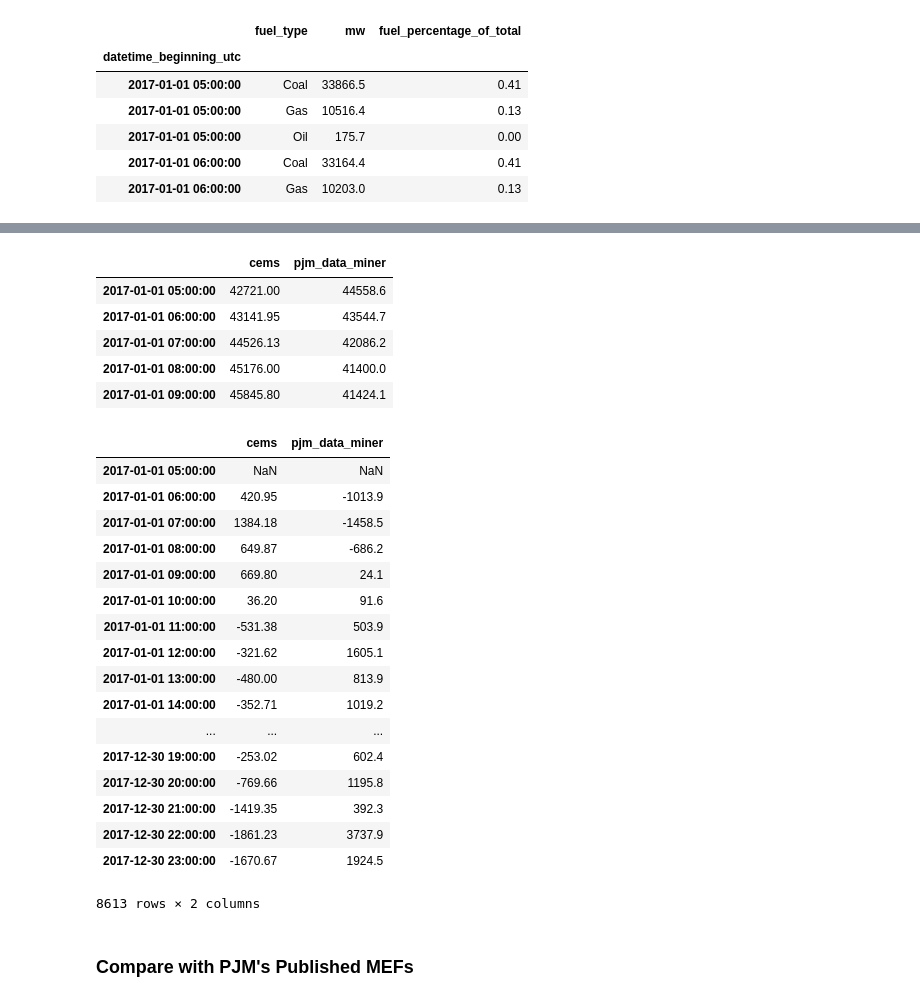
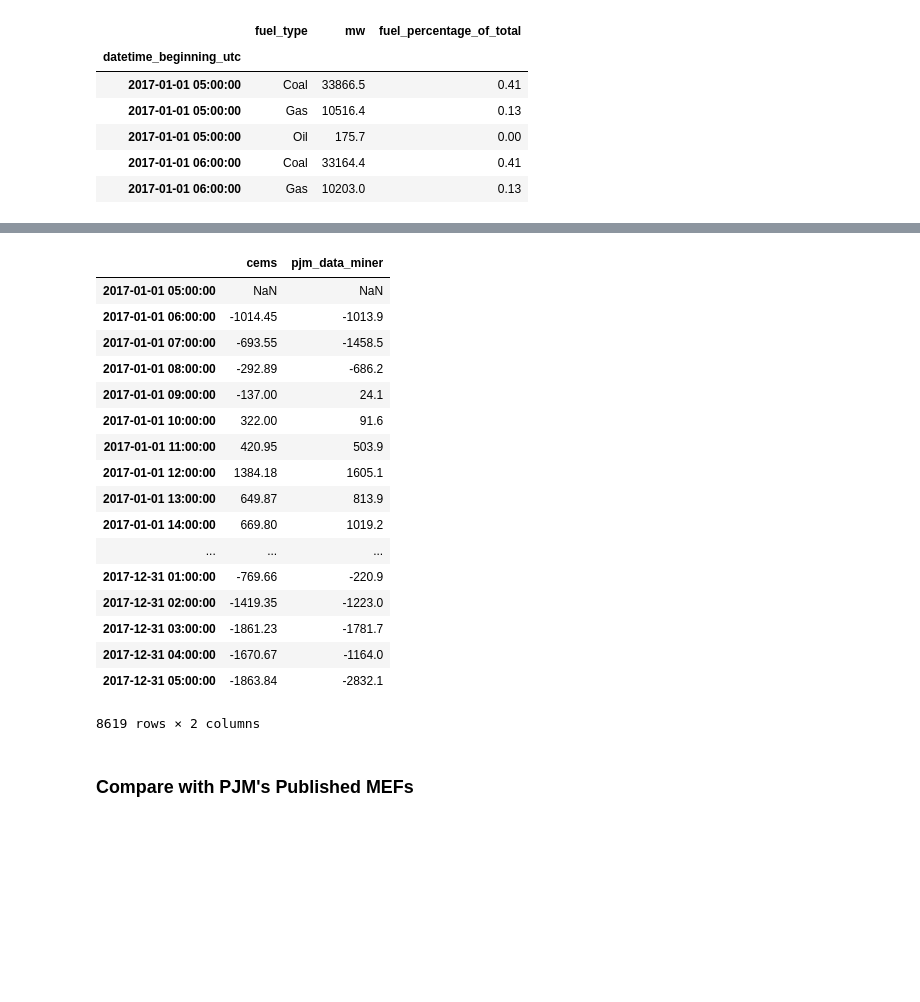
Before and after one commit to amy-wang/thesis, a Jupyter notebook: lin_reg_forecasting_model/mef_data.ipynb, the cells around one changed output, grey strips where cells are left out. Saved outputs shown, nothing was run; the diff lists cells and outputs as text; code cells hidden in the pictures; blank space fills up the shorter version.

Commit message:
analyze calculated mefs

```diff
--- a/lin_reg_forecasting_model/mef_data.ipynb
+++ b/lin_reg_forecasting_model/mef_data.ipynb
@@ -4,8 +6,10 @@ import numpy as np
 # %%
 df = pd.read_csv("diff_data/cems_diffs_isorto.csv", index_col='DATE_UTC')
 # %%
+# Convert to UTC (as opposed to UTC-5)
+df.index = pd.DatetimeIndex(df.reset_index().DATE_UTC) + timedelta(hours=5)
+
 # Remove columns with damage data
 df = df[df.columns[~df.columns.str.endswith('ap2')]]
 df = df[df.columns[~df.columns.str.endswith('dam')]]
 df = df[df.columns[~df.columns.str.endswith('eas')]]
-df.head()
@@ -40,10 +36,15 @@ Name: co2_mef, dtype: float64
 # %% [markdown]
 ### Why are MEFs negative?
 # %%
+df['year'] = pd.DatetimeIndex(df.reset_index().DATE_UTC).year
 df_pjm = df.loc[df['isorto'] == 'PJM']
 
 # Keep only negative MEFs
 mef_columns = ['co2_mef', 'so2_mef', 'nox_mef', 'pm25_mef']
 df_pjm_neg = df_pjm[(df_pjm[mef_columns]<0).any(axis='columns')]
+
+# Look at only 2017 data to compare with PJM data miner
+df_pjm_neg = df_pjm_neg.loc[df_pjm_neg['year']==2017]
+
 df_pjm_neg
 # %% [output]
@@ -101,6 +140,6 @@ df_pjm_gen.head()
 # %%
 # Get total generation data from CEMS
 df_isorto = pd.read_csv("../implement-emissions-assumptions/data/formatted_data/cems_isorto.csv", index_col='DATE_UTC')
+df_isorto.index = pd.DatetimeIndex(df_isorto.reset_index().DATE_UTC) + timedelta(hours=5)
 df_isorto = df_isorto.loc[df_isorto['isorto'] == 'PJM']
 df_isorto = df_isorto.loc['2017-01-01':'2017-12-31']
-df_isorto.head()
@@ -115,43 +146,36 @@ df_isorto.head()
 # %%
-# Compare PJM's published total with CEMS published totals
+# Find total fossil fuel generation at each time
+df_pjm_gen = df_pjm_gen[['mw']]
+df_pjm_gen = df_pjm_gen.sum(level='datetime_beginning_utc')
+
+# Dataframe to compare PJM's published total with CEMS published totals
 df_isorto = df_isorto[['gload_mwh']]
 df_compare = pd.merge(df_isorto,df_pjm_gen, how='inner', left_index=True, right_index=True)
+df_compare.columns = ['cems', 'pjm_data_miner']
 
-df_compare.columns = ['cems', 'pjm_data_miner']
-df_compare.head()
+# find difference between two columns, where calculated MEF is negative
+df_compare = df_compare.diff()
+df_compare = df_compare.loc[(df_compare.index).isin(df_pjm.index)]
+df_compare
 # %% [output]
 |  | cems | pjm_data_miner |
-| 2017-01-01 05:00:00 | 42721.00 | 44558.6 |
-| 2017-01-01 06:00:00 | 43141.95 | 43544.7 |
-| 2017-01-01 07:00:00 | 44526.13 | 42086.2 |
-| 2017-01-01 08:00:00 | 45176.00 | 41400.0 |
-| 2017-01-01 09:00:00 | 45845.80 | 41424.1 |
+| 2017-01-01 05:00:00 | NaN | NaN |
+| 2017-01-01 06:00:00 | -1014.45 | -1013.9 |
+| 2017-01-01 07:00:00 | -693.55 | -1458.5 |
+| 2017-01-01 08:00:00 | -292.89 | -686.2 |
+| 2017-01-01 09:00:00 | -137.00 | 24.1 |
+| 2017-01-01 10:00:00 | 322.00 | 91.6 |
+| 2017-01-01 11:00:00 | 420.95 | 503.9 |
+| 2017-01-01 12:00:00 | 1384.18 | 1605.1 |
+| 2017-01-01 13:00:00 | 649.87 | 813.9 |
+| 2017-01-01 14:00:00 | 669.80 | 1019.2 |
+| ... | ... | ... |
+| 2017-12-31 01:00:00 | -769.66 | -220.9 |
+| 2017-12-31 02:00:00 | -1419.35 | -1223.0 |
+| 2017-12-31 03:00:00 | -1861.23 | -1781.7 |
+| 2017-12-31 04:00:00 | -1670.67 | -1164.0 |
+| 2017-12-31 05:00:00 | -1863.84 | -2832.1 |
+8619 rows × 2 columns
-# %%
-# find difference between two columns
-df_compare = df_compare.diff()
-df_compare
-# Keep rows where one of the MEF estimates is negative
-# df_compare = df_compare.loc[(df_compare.index).isin(df_pjm.index)]
-# df_compare
-# %% [output]
-|  | cems | pjm_data_miner |
-| 2017-01-01 05:00:00 | NaN | NaN |
-| 2017-01-01 06:00:00 | 420.95 | -1013.9 |
-| 2017-01-01 07:00:00 | 1384.18 | -1458.5 |
-| 2017-01-01 08:00:00 | 649.87 | -686.2 |
-| 2017-01-01 09:00:00 | 669.80 | 24.1 |
-| 2017-01-01 10:00:00 | 36.20 | 91.6 |
-| 2017-01-01 11:00:00 | -531.38 | 503.9 |
-| 2017-01-01 12:00:00 | -321.62 | 1605.1 |
-| 2017-01-01 13:00:00 | -480.00 | 813.9 |
-| 2017-01-01 14:00:00 | -352.71 | 1019.2 |
-| ... | ... | ... |
-| 2017-12-30 19:00:00 | -253.02 | 602.4 |
-| 2017-12-30 20:00:00 | -769.66 | 1195.8 |
-| 2017-12-30 21:00:00 | -1419.35 | 392.3 |
-| 2017-12-30 22:00:00 | -1861.23 | 3737.9 |
-| 2017-12-30 23:00:00 | -1670.67 | 1924.5 |
-8613 rows × 2 columns
 # %% [markdown]
 ### Compare with PJM's Published MEFs
 # %%
```
Also changed, not shown: parts of 14 cells of this notebook, 1 other file.
